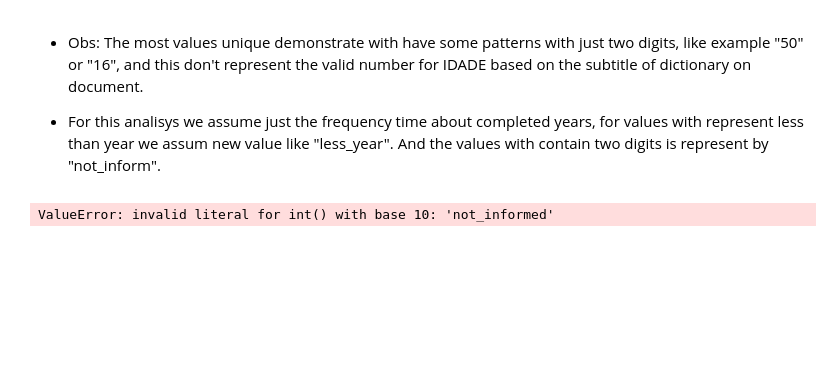
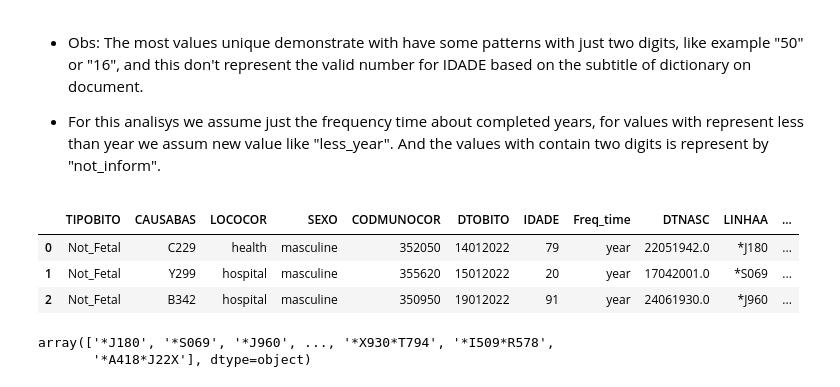
Before and after one commit to cerrados/sim-eda, a Jupyter notebook: EDA.ipynb, the cells around one changed output. Drawn from its saved outputs; the diff is of its cells as text; code cells hidden in the pictures; blank space fills up the shorter version.

```diff
--- a/EDA.ipynb
+++ b/EDA.ipynb
@@ -300,21 +277,18 @@ array([479.0, 420.0, 491.0, 490.0, 501.0, 458.0, 488.0, 468.0, 460.0,
 # %%
 #Function for select the 2 digits of variable IDADE and change for "not_inform"
 def select_digits(digit):
-    digit_str = str(digit)
+    digit_str = str(int(digit))
     if len(digit_str) < 3:
         return 0
     if digit_str[0] in '123':
         return 9
     return int(digit)
 # %%
-# Update the column IDADE to type int:
-df2.IDADE = df2.IDADE.astype('int')
-
 # Apply the select_digits:
-df2.IDADE = df2.IDADE.apply(lambda x: select_digits(x))
+df2.IDADE = df2.IDADE.apply(lambda x: select_digits(x) if x != 'not_informed' else 0)
 
 # Create a new column by represent the frequency time:
-dic_IDADE.update({0:'not_inform', 9:'less_year'})
+dic_IDADE.update({0:'not_informed', 9:'less_year'})
 df2.insert(7, column='Freq_time', value=df2.IDADE.apply(lambda x: dic_IDADE[int(list(str(x))[0])]))
 
 # Modify the var IDADE, exclude the first digit when is 4 and change for 1 when is 5:
@@ -327,8 +301,3 @@ def modify_age(cod):
 
 
 df2.IDADE = df2.IDADE.apply(lambda x: modify_age(x))
-df2.IDADE
-# %% [output]
-ValueError: invalid literal for int() with base 10: 'not_informed'
-# %%
-df2.IDADE[df2.IDADE == 1] = df2.IDADE[df2.IDADE == 1] + 100
@@ -340,0 +304,12 @@ df2.Freq_time.value_counts()
+# %%
+df2.head(3)
+# %% [output]
+|  | TIPOBITO | CAUSABAS | LOCOCOR | SEXO | CODMUNOCOR | DTOBITO | IDADE | Freq_time | DTNASC | LINHAA | ... |
+| 0 | Not_Fetal | C229 | health | masculine | 352050 | 14012022 | 79 | year | 22051942.0 | *J180 | ... |
+| 1 | Not_Fetal | Y299 | hospital | masculine | 355620 | 15012022 | 20 | year | 17042001.0 | *S069 | ... |
+| 2 | Not_Fetal | B342 | hospital | masculine | 350950 | 19012022 | 91 | year | 24061930.0 | *J960 | ... |
+# %%
+df2.LINHAA.unique()
+# %% [output]
+array(['*J180', '*S069', '*J960', ..., '*X930*T794', '*I509*R578',
+       '*A418*J22X'], dtype=object)
```
Also changed, not shown: parts of 14 cells of this notebook.
